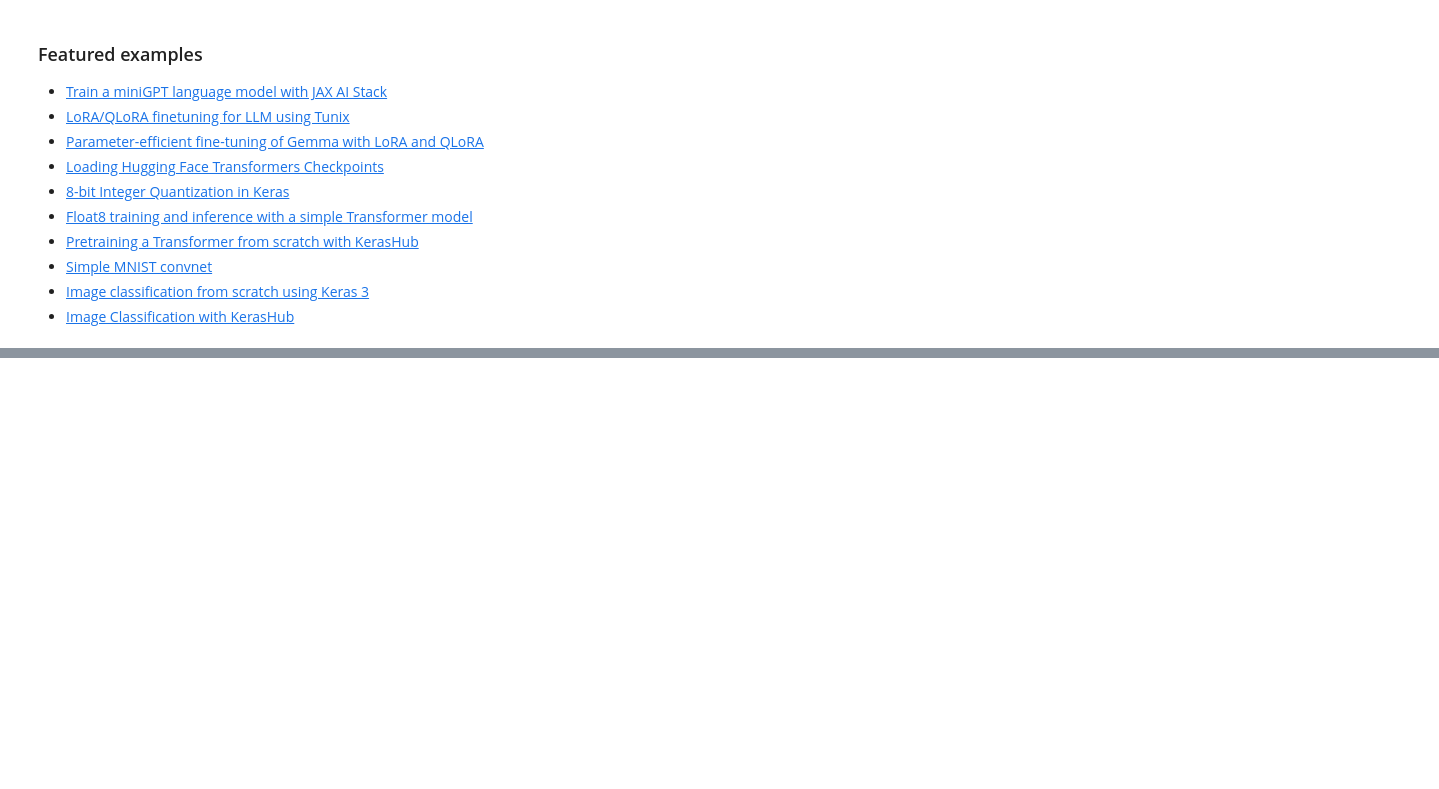
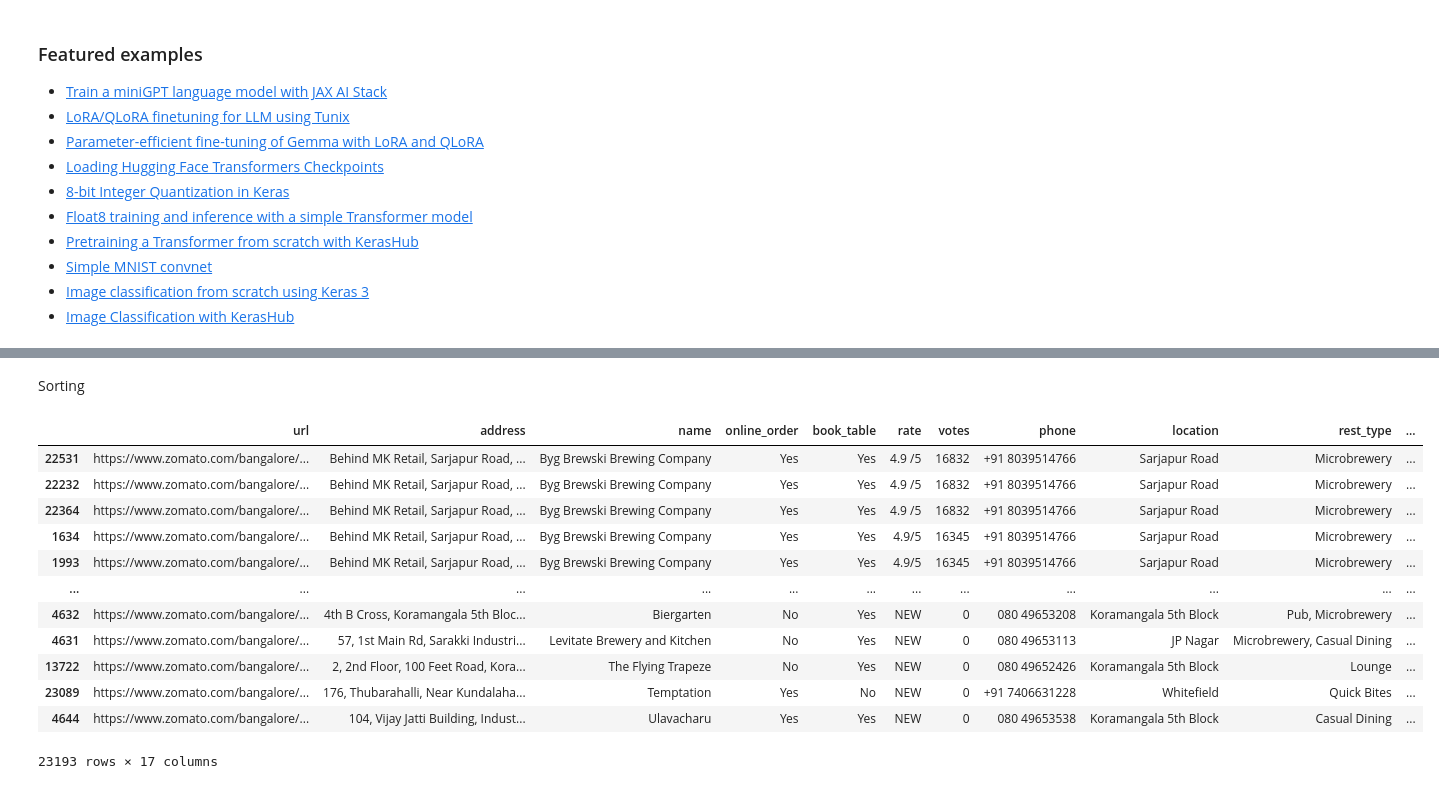
Before and after one commit to krishik1/Backend_LLD_Sept23Morning, a Jupyter notebook: Welcome_To_Colab.ipynb, the cells around one changed output, grey strips where cells are left out. Cells and saved outputs as stored; diff of their text form; code cells hidden in the pictures; blank space fills up the shorter version.

```diff
--- a/Welcome_To_Colab.ipynb
+++ b/Welcome_To_Colab.ipynb
@@ -313,0 +367,3 @@ str[::-1]
+# %%
+df = pd.read_csv('zomato_dataset.csv')
+df
@@ -313,0 +384,18 @@ str[::-1]
+# %% [markdown]
+Sorting
+# %%
+df.sort_values("votes",ascending=False)
+# %% [output]
+|  | url | address | name | online_order | book_table | rate | votes | phone | location | rest_type | ... |
+| 22531 | https://www.zomato.com/bangalore/... | Behind MK Retail, Sarjapur Road, ... | Byg Brewski Brewing Company | Yes | Yes | 4.9 /5 | 16832 | +91 8039514766 | Sarjapur Road | Microbrewery | ... |
+| 22232 | https://www.zomato.com/bangalore/... | Behind MK Retail, Sarjapur Road, ... | Byg Brewski Brewing Company | Yes | Yes | 4.9 /5 | 16832 | +91 8039514766 | Sarjapur Road | Microbrewery | ... |
+| 22364 | https://www.zomato.com/bangalore/... | Behind MK Retail, Sarjapur Road, ... | Byg Brewski Brewing Company | Yes | Yes | 4.9 /5 | 16832 | +91 8039514766 | Sarjapur Road | Microbrewery | ... |
+| 1634 | https://www.zomato.com/bangalore/... | Behind MK Retail, Sarjapur Road, ... | Byg Brewski Brewing Company | Yes | Yes | 4.9/5 | 16345 | +91 8039514766 | Sarjapur Road | Microbrewery | ... |
+| 1993 | https://www.zomato.com/bangalore/... | Behind MK Retail, Sarjapur Road, ... | Byg Brewski Brewing Company | Yes | Yes | 4.9/5 | 16345 | +91 8039514766 | Sarjapur Road | Microbrewery | ... |
+| ... | ... | ... | ... | ... | ... | ... | ... | ... | ... | ... | ... |
+| 4632 | https://www.zomato.com/bangalore/... | 4th B Cross, Koramangala 5th Bloc... | Biergarten | No | Yes | NEW | 0 | 080 49653208 | Koramangala 5th Block | Pub, Microbrewery | ... |
+| 4631 | https://www.zomato.com/bangalore/... | 57, 1st Main Rd, Sarakki Industri... | Levitate Brewery and Kitchen | No | Yes | NEW | 0 | 080 49653113 | JP Nagar | Microbrewery, Casual Dining | ... |
+| 13722 | https://www.zomato.com/bangalore/... | 2, 2nd Floor, 100 Feet Road, Kora... | The Flying Trapeze | No | Yes | NEW | 0 | 080 49652426 | Koramangala 5th Block | Lounge | ... |
+| 23089 | https://www.zomato.com/bangalore/... | 176, Thubarahalli, Near Kundalaha... | Temptation | Yes | No | NEW | 0 | +91 7406631228 | Whitefield | Quick Bites | ... |
+| 4644 | https://www.zomato.com/bangalore/... | 104, Vijay Jatti Building, Indust... | Ulavacharu | Yes | Yes | NEW | 0 | 080 49653538 | Koramangala 5th Block | Casual Dining | ... |
+23193 rows × 17 columns
```
Also changed, not shown: parts of 62 cells of this notebook.
